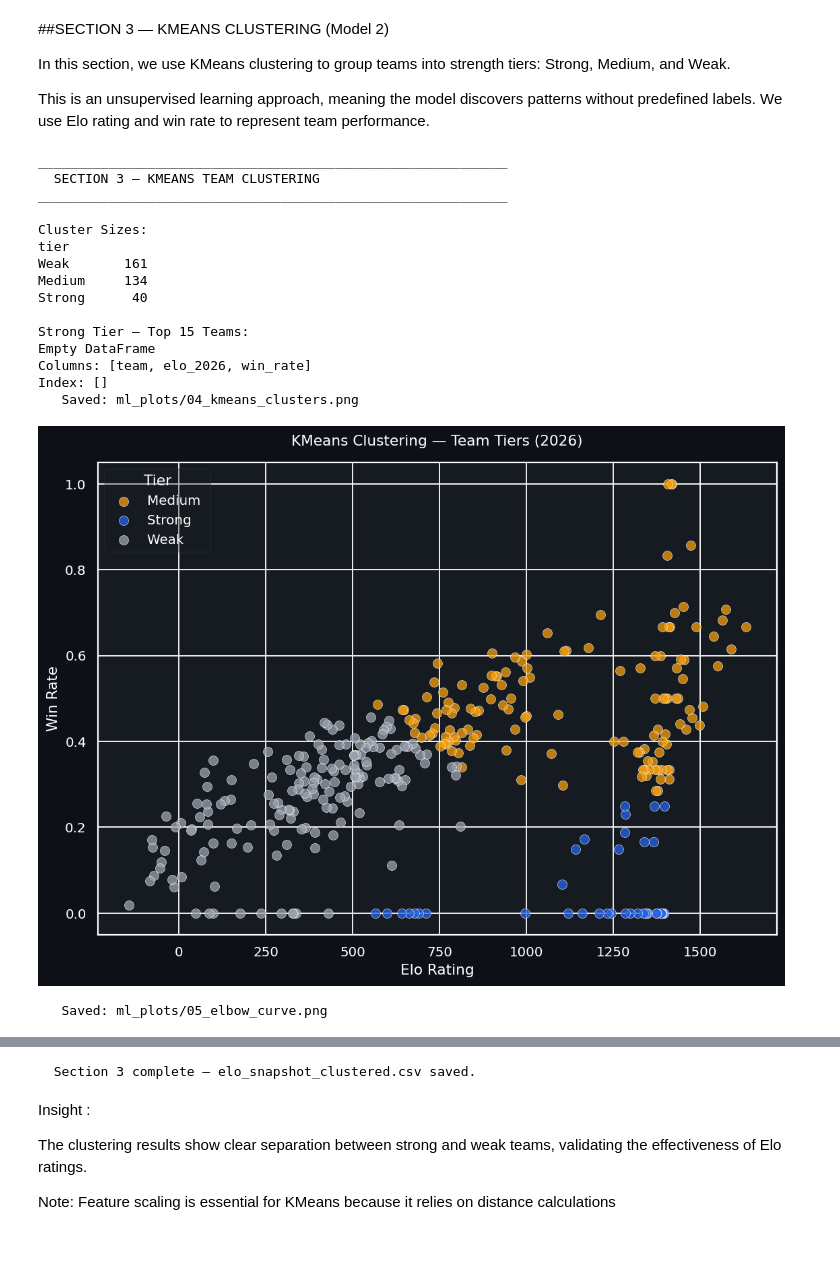
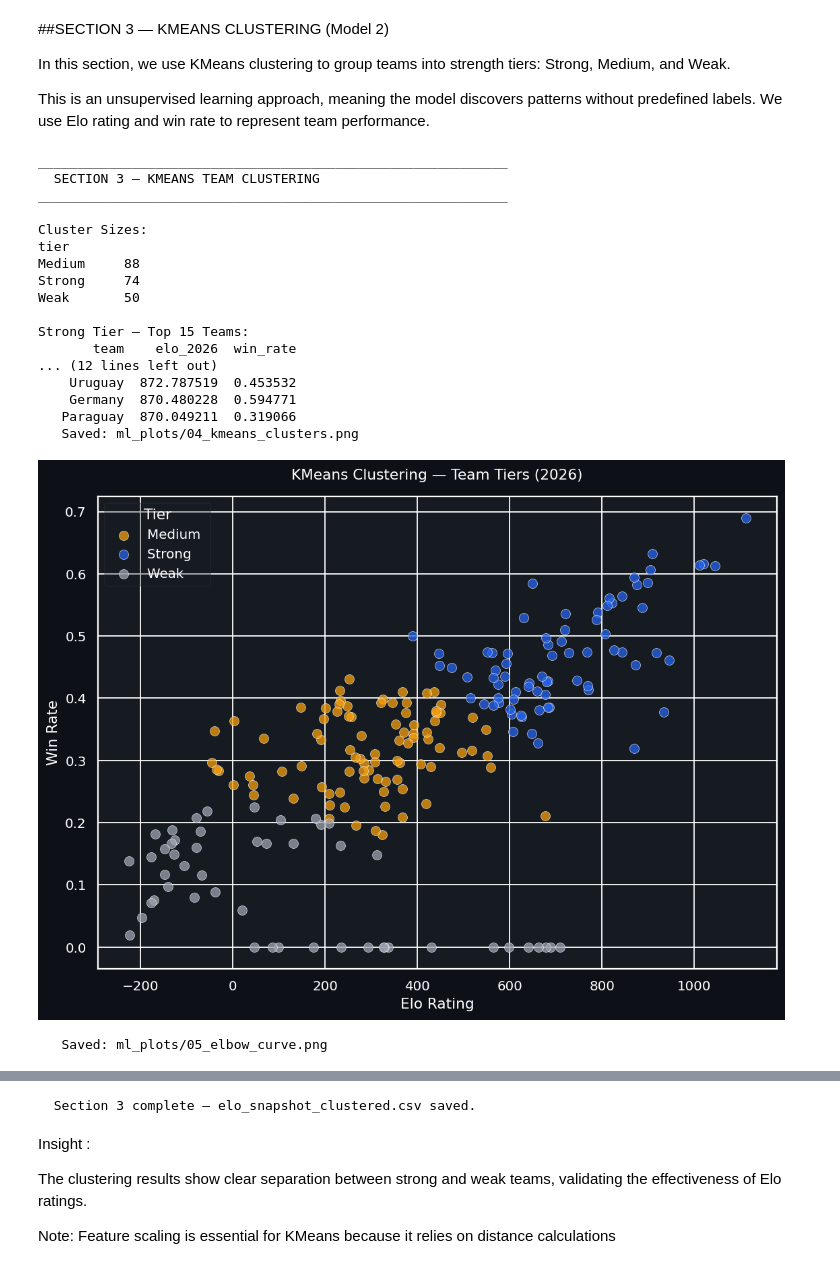
Before and after one commit to EngMohamed-op/supervised-and-unsupervised-project, a Jupyter notebook: WorldCup2026Prediction.ipynb, the cells around one changed output, grey strips where cells are left out. Drawn from its saved outputs; the diff is of its cells as text; code cells hidden in the pictures.

```diff
--- a/WorldCup2026Prediction.ipynb
+++ b/WorldCup2026Prediction.ipynb
@@ -685,6 +685,14 @@ The Elo system was chosen for several reasons:
 print("=" * 60)
 print("  SECTION 3 — ELO ENGINE")
 print("=" * 60)
+
+
+# Filter "official national teams"
+official_fifa_teams = set(df_fifa['country_full'].unique())
+df_results = df_results[
+    (df_results['home_team'].isin(official_fifa_teams)) &
+    (df_results['away_team'].isin(official_fifa_teams))
+].copy()
 
 # Function to fetch points for "New Teams" at their first historical appearance
 def fetch_initial_points(team_name, debut_date):
@@ -1587,6 +1695,8 @@ This is an unsupervised learning approach, meaning the model discovers patterns
 We use Elo rating and win rate to represent team performance.
 # %%
 # SECTION 3 — KMEANS TEAM CLUSTERING ( Model 2 )
+
+#نقسم الفرق الى قويه ومتوسطه وضعيفه عن طريق الكلاسترنق ولانه بدون ليبل بنستخدم انسوبرفايسد ليرننق
 
 print("_" * 60)
 print("  SECTION 3 — KMEANS TEAM CLUSTERING")
@@ -1597,6 +1707,8 @@ print("_" * 60)
 elo_snap = pd.read_csv("elo_snapshot_2026.csv")
 
 #Extra features per team for richer clustering
+#ننشئ فيوتشر جديدات
+#الwin rate : يحسب لكل فريق نسبه الفوز = عدد الفوز\عدد المباريات
 win_rate_all = {}
 for team in elo_snap['team']:
     h_wins = len(df[(df['home_team'] == team) & (df['result'] == 2)])
@@ -1605,6 +1717,8 @@ for team in elo_snap['team']:
     win_rate_all[team] = (h_wins + a_wins) / played if played > 0 else 0
 
 elo_snap['win_rate'] = elo_snap['team'].map(win_rate_all).fillna(0)
+# Add form to clustering features
+elo_snap['form'] = elo_snap['team'].map(FORM_DICT).fillna(0.5)
 
 cluster_features = ['elo_2026', 'win_rate']
 X_cluster = elo_snap[cluster_features].copy()
@@ -1629,7 +1743,7 @@ print("\nCluster Sizes:")
 print(elo_snap['tier'].value_counts().to_string())
 
 print("\nStrong Tier — Top 15 Teams:")
-strong = elo_snap[elo_snap['tier'] == 'Strong 💪'].sort_values('elo_2026', ascending=False)
+strong = elo_snap[elo_snap['tier'] == 'Strong '].sort_values('elo_2026', ascending=False)
 print(strong[['team', 'elo_2026', 'win_rate']].head(15).to_string(index=False))
 
 #Scatter plot: Elo vs Win Rate, colored by cluster
@@ -1654,38 +1768,40 @@ inertias = []
 K_range  = range(2, 9)
 for k in K_range:
     km = KMeans(n_clusters=k, random_state=42, n_init=10)
     km.fit(X_scaled)
     inertias.append(km.inertia_)
 
 fig, ax = plt.subplots(figsize=(8, 5))
 ax.plot(K_range, inertias, color=C_ACCENT,
         linewidth=2.5, marker='o', markersize=7)
 ax.axvline(3, linestyle='--', color=C_DANGER,
            alpha=0.7, label='Chosen k = 3')
 ax.set_title('KMeans Elbow Curve — Choosing k', pad=14)
 ax.set_xlabel('Number of Clusters (k)')
 ax.set_ylabel('Inertia')
 ax.legend()
 save_ml_fig("05_elbow_curve")
 
 # Save clustered snapshot for simulator
 elo_snap.to_csv("elo_snapshot_clustered.csv", index=False)
 print("\n  Section 3 complete — elo_snapshot_clustered.csv saved.\n")
 # %% [output]
 ____________________________________________________________
   SECTION 3 — KMEANS TEAM CLUSTERING
 ____________________________________________________________
 
 Cluster Sizes:
 tier
-Weak       161
-Medium     134
-Strong      40
+Medium     88
+Strong     74
+Weak       50
 
 Strong Tier — Top 15 Teams:
-Empty DataFrame
-Columns: [team, elo_2026, win_rate]
-Index: []
+       team    elo_2026  win_rate
+... (12 lines left out)
+    Uruguay  872.787519  0.453532
+    Germany  870.480228  0.594771
+   Paraguay  870.049211  0.319066
    Saved: ml_plots/04_kmeans_clusters.png
-[figure, old version]
+[figure, new version]
    Saved: ml_plots/05_elbow_curve.png
```
Also changed, not shown: parts of 21 cells of this notebook.
